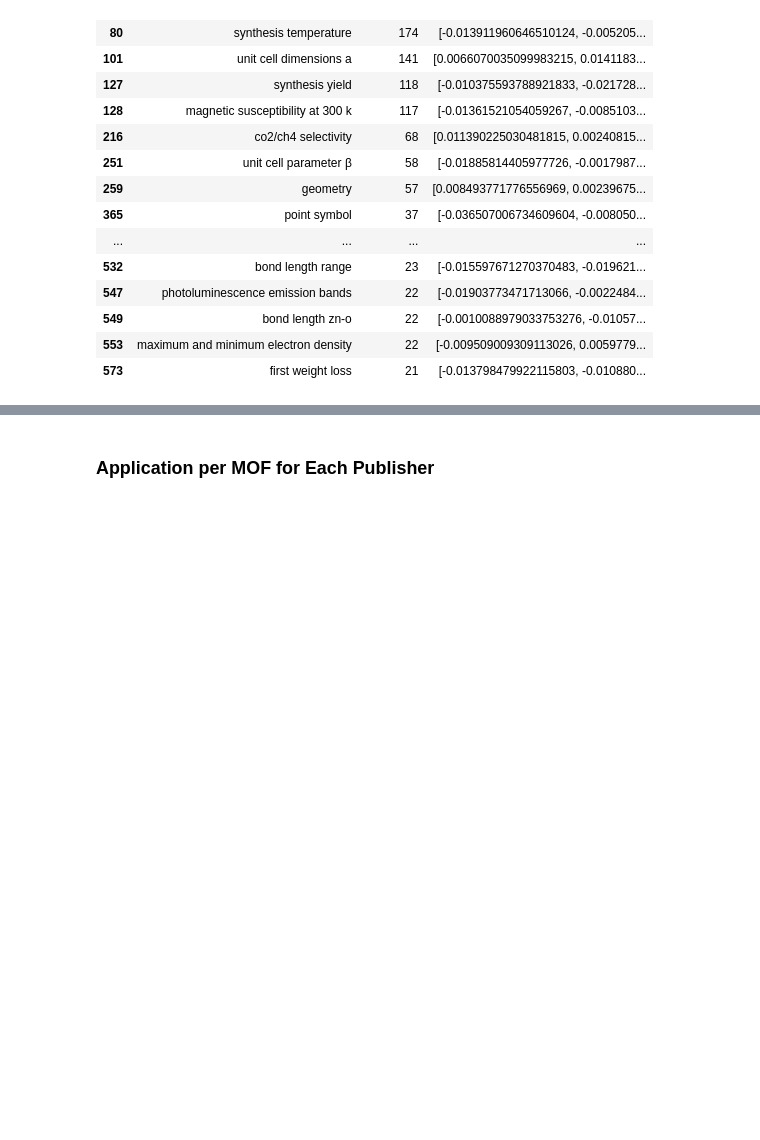
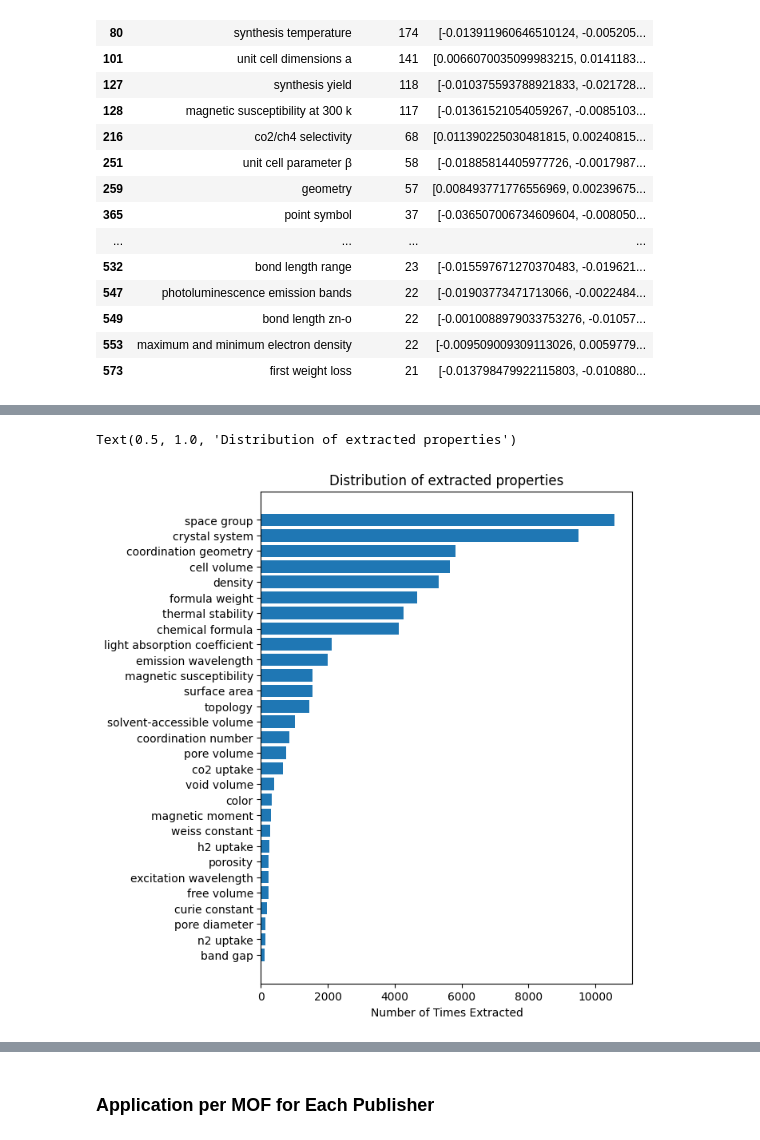
Before and after one commit to AI4ChemS/MOF_ChemUnity, a Jupyter notebook: ChemUnity_Visualizations.ipynb, the cells around one changed output, grey strips where cells are left out. Cells and saved outputs as stored; diff of their text form; code cells hidden in the pictures; blank space fills up the shorter version.

```diff
--- a/ChemUnity_Visualizations.ipynb
+++ b/ChemUnity_Visualizations.ipynb
@@ -217,9 +201,9 @@ from sklearn.mixture import GaussianMixture
 k = 20
 model = GaussianMixture(k) # KMeans(k)
 
-model.fit(prop_tsne)
+model.fit(embeddings)
 
-clusters = model.predict(prop_tsne)
+clusters = model.predict(embeddings)
 # %%
 fig, ax = plt.subplots()
 
@@ -258,0 +342,5 @@ dist_props[:2000].iloc[clusters==12].head(20)
+# %%
+filtered_props_new_df = filter_and_standardize(props_df)
+# %%
+final_props_df = filtered_props_new_df[filtered_props_new_df["Property"] != "none"]
+final_props_df = final_props_df[final_props_df["Property"] != "Remove"]
@@ -258,0 +367,8 @@ dist_props[:2000].iloc[clusters==12].head(20)
+# %%
+dist_fil_props = final_props_df
+dist_fil_props["Property"] = dist_fil_props["Property"].apply(lambda x: x.lower())
+dist_fil_props = final_props_df[["Ref Code", "Property"]].groupby("Property").count().sort_values("Ref Code", ascending=False)
+
+dist_fil_props.reset_index(inplace=True)
+
+dist_fil_props.head()
@@ -258,0 +382,16 @@ dist_props[:2000].iloc[clusters==12].head(20)
+# %%
+fig, ax = plt.subplots(figsize=(6, 8))
+
+labels = list(dist_fil_props["Property"])
+pos = np.arange(len(labels))
+
+values = dist_fil_props["Ref Code"]
+
+ax.barh(pos, values, align='center')
+ax.set_yticks(pos, labels=labels)
+ax.invert_yaxis()
+ax.set_xlabel("Number of Times Extracted")
+ax.set_title("Distribution of extracted properties")
+# %% [output]
+Text(0.5, 1.0, 'Distribution of extracted properties')
+[figure, added]
```
Also changed, not shown: parts of 20 cells of this notebook.
